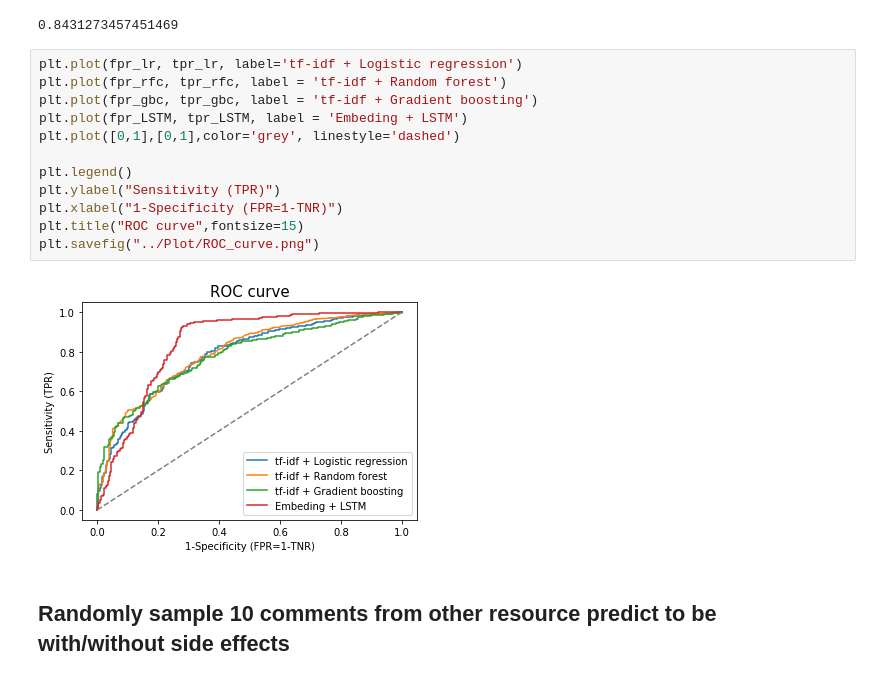
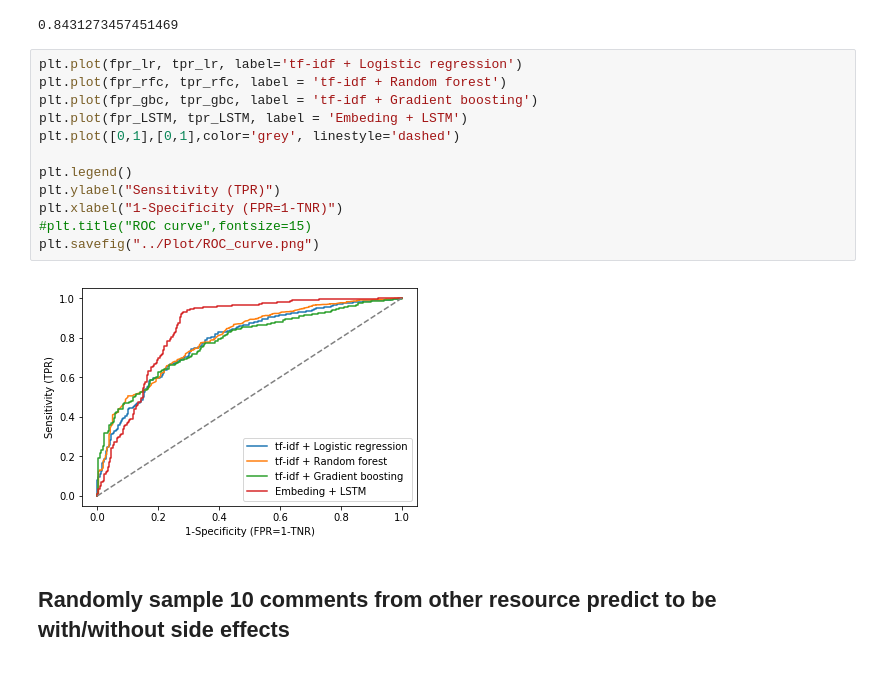
Before and after one commit to jzz0026/Galvanize_capstone_project_drug_reviews, a Jupyter notebook: web_scrape/Web_scrap_data_side_effect_five_YesNo.ipynb, the cells around one changed output. Saved outputs shown, nothing was run; the diff lists cells and outputs as text.

```diff
--- a/web_scrape/Web_scrap_data_side_effect_five_YesNo.ipynb
+++ b/web_scrape/Web_scrap_data_side_effect_five_YesNo.ipynb
@@ -423,17 +425,17 @@ roc_auc_score(y_test,y_test_pro)
 # %%
 plt.plot(fpr_lr, tpr_lr, label='tf-idf + Logistic regression')
 plt.plot(fpr_rfc, tpr_rfc, label = 'tf-idf + Random forest')
 plt.plot(fpr_gbc, tpr_gbc, label = 'tf-idf + Gradient boosting')
 plt.plot(fpr_LSTM, tpr_LSTM, label = 'Embeding + LSTM')
 plt.plot([0,1],[0,1],color='grey', linestyle='dashed')
 
 plt.legend()
 plt.ylabel("Sensitivity (TPR)")
 plt.xlabel("1-Specificity (FPR=1-TNR)")
-plt.title("ROC curve",fontsize=15)
+#plt.title("ROC curve",fontsize=15)
 plt.savefig("../Plot/ROC_curve.png")
 # %% [output]
-[figure, old version]
+[figure, new version]
 # %% [markdown]
 ## Randomly sample 10 comments from other resource predict to be with/without side effects
 # %%
```
Also changed, not shown: parts of 2 cells of this notebook, 6 other files.
